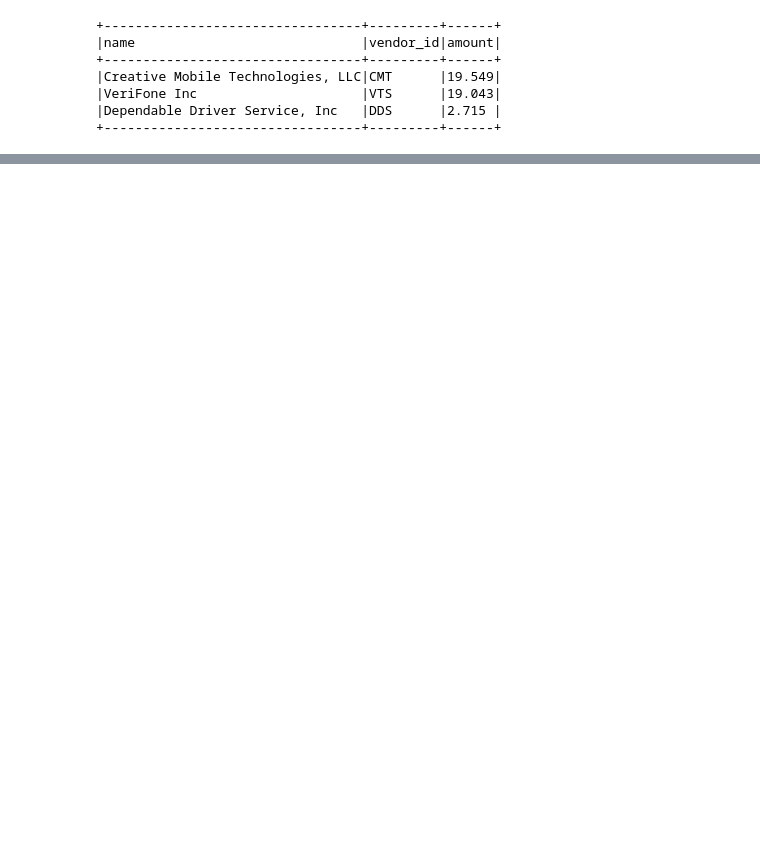
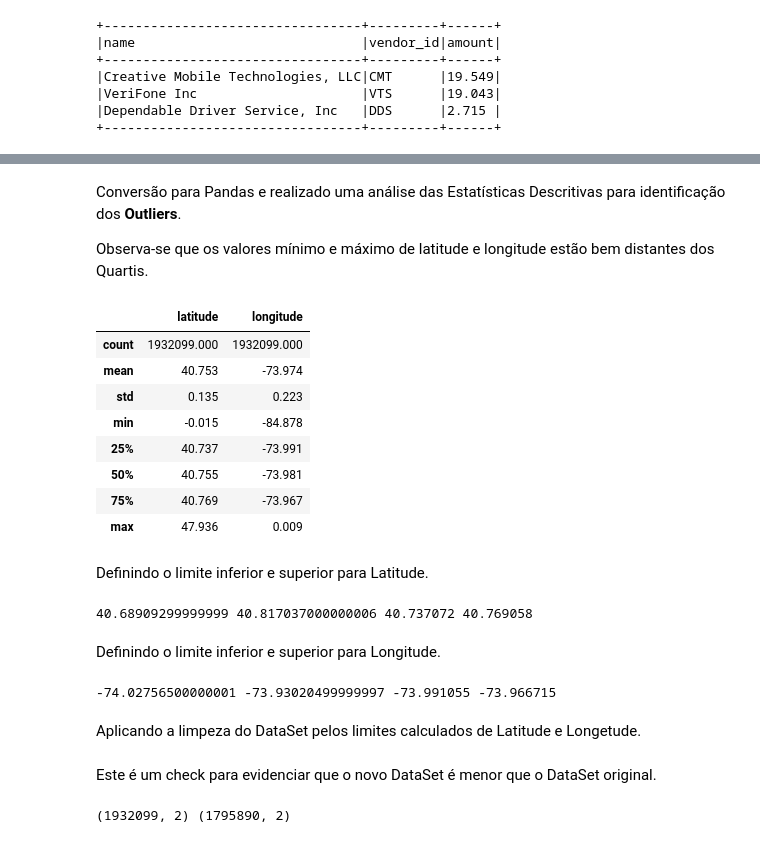
Before and after one commit to fkfouri/DataSprints, a Jupyter notebook: DataSprints_Desafio.ipynb, the cells around one changed output, grey strips where cells are left out. Drawn from its saved outputs; the diff is of its cells as text; code cells hidden in the pictures; blank space fills up the shorter version.

```diff
--- a/DataSprints_Desafio.ipynb
+++ b/DataSprints_Desafio.ipynb
@@ -310,0 +463,17 @@ aa
+# %%
+df_question_6a = spark.sql("""
+WITH map as (--
+      SELECT dropoff_latitude latitude, dropoff_longitude longitude
+        FROM trip t
+       WHERE date_format(t.dropoff_datetime,'yyyy') = 2010
+    UNION
+     SELECT pickup_latitude, pickup_longitude
+        FROM trip t
+       WHERE date_format(t.dropoff_datetime,'yyyy') = 2010
+)
+Select *
+       --min(latitude) min_latitude, max(latitude) max_latitude, avg(latitude) avg_latitude
+       --min(longitude) min_longitude, max(longitude) max_longitude, avg(longitude) avg_longitude
+       from map m
+""")
+df_question_6a.show(5, False)
@@ -310,0 +491,41 @@ aa
+# %% [markdown]
+Conversão para Pandas e realizado uma análise das Estatísticas Descritivas para identificação dos <b>Outliers</b>.
+
+Observa-se que os valores mínimo e máximo de latitude e longitude estão bem distantes dos Quartis.
+# %%
+dados = df_question_6a.toPandas()
+dados.describe().round(3)
+# %% [output]
+|  | latitude | longitude |
+| count | 1932099.000 | 1932099.000 |
+| mean | 40.753 | -73.974 |
+| std | 0.135 | 0.223 |
+| min | -0.015 | -84.878 |
+| 25% | 40.737 | -73.991 |
+| 50% | 40.755 | -73.981 |
+| 75% | 40.769 | -73.967 |
+| max | 47.936 | 0.009 |
+# %% [markdown]
+Definindo o limite inferior e superior para Latitude.
+# %%
+Q1 = dados['latitude'].quantile(.25)
+Q3 = dados['latitude'].quantile(.75)
+IIQ = Q3 - Q1
+limite_inferior_latitude = Q1 - 1.5 * IIQ
+limite_superior_latitude = Q3 + 1.5 * IIQ
+print(limite_inferior_latitude, limite_superior_latitude, Q1, Q3)
+# %% [output]
+40.68909299999999 40.817037000000006 40.737072 40.769058
+# %% [markdown]
+Definindo o limite inferior e superior para Longitude.
+# %%
+Q1 = dados['longitude'].quantile(.25)
+Q3 = dados['longitude'].quantile(.75)
+IIQ = Q3 - Q1
+limite_inferior_longitude = Q1 - 1.5 * IIQ
+limite_superior_longitude = Q3 + 1.5 * IIQ
+print(limite_inferior_longitude, limite_superior_longitude, Q1, Q3)
+# %% [output]
+-74.02756500000001 -73.93020499999997 -73.991055 -73.966715
+# %% [markdown]
+Aplicando a limpeza do DataSet pelos limites calculados de Latitude e Longetude.
@@ -310,0 +536,6 @@ aa
+# %% [markdown]
+Este é um check para evidenciar que o novo DataSet é menor que o DataSet original.
+# %%
+print(dados.shape, dados_new.shape)
+# %% [output]
+(1932099, 2) (1795890, 2)
```
Also changed, not shown: parts of 36 cells of this notebook, 2 other files.
